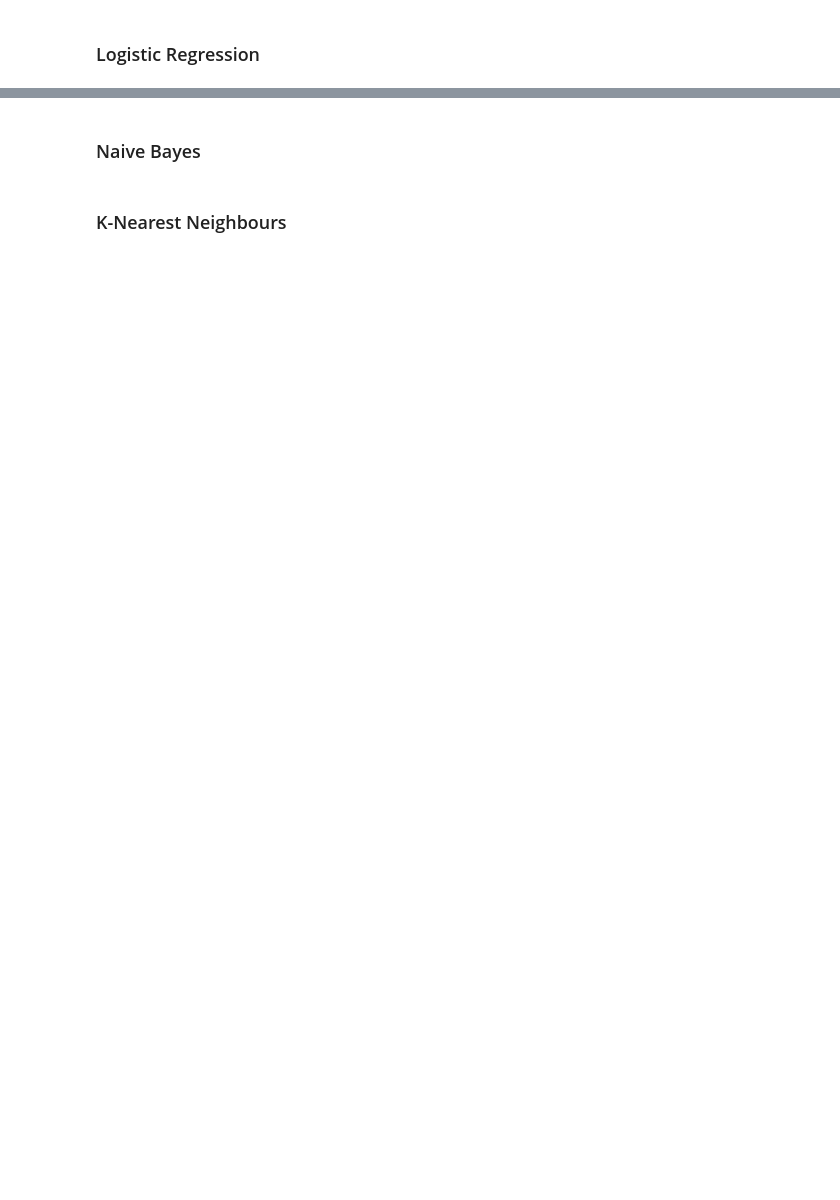
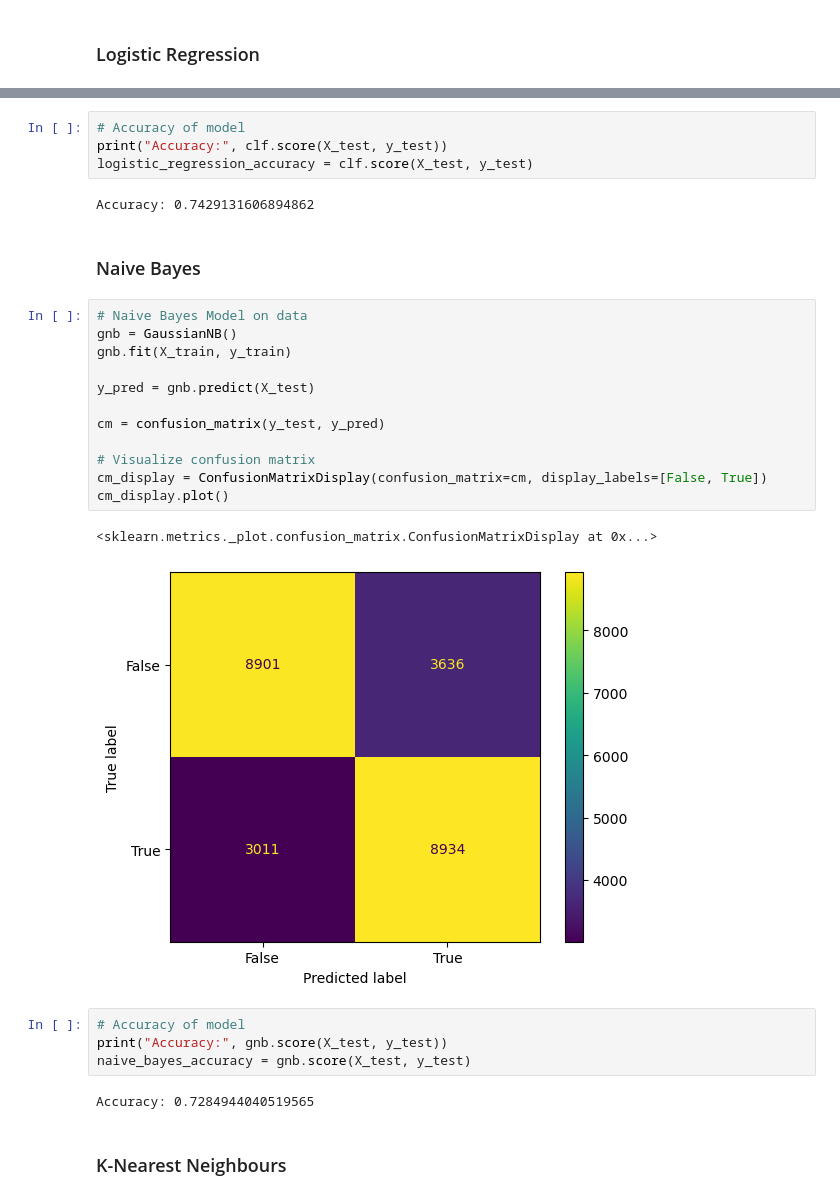
Before and after one commit to rgavigan/csgo-predicting, a Jupyter notebook: csgo_predictions.ipynb, the cells around one changed output, grey strips where cells are left out. Drawn from its saved outputs; the diff is of its cells as text; blank space fills up the shorter version.

```diff
--- a/csgo_predictions.ipynb
+++ b/csgo_predictions.ipynb
@@ -7,4 +71,31 @@
+# %%
+# Accuracy of model
+print("Accuracy:", clf.score(X_test, y_test))
+logistic_regression_accuracy = clf.score(X_test, y_test)
+# %% [output]
+Accuracy: 0.7429131606894862
 # %% [markdown]
 ### Naive Bayes
+# %%
+# Naive Bayes Model on data
+gnb = GaussianNB()
+gnb.fit(X_train, y_train)
+
+y_pred = gnb.predict(X_test)
+
+cm = confusion_matrix(y_test, y_pred)
+
+# Visualize confusion matrix
+cm_display = ConfusionMatrixDisplay(confusion_matrix=cm, display_labels=[False, True])
+cm_display.plot()
+# %% [output]
+<sklearn.metrics._plot.confusion_matrix.ConfusionMatrixDisplay at 0x...>
+[figure, added]
+# %%
+# Accuracy of model
+print("Accuracy:", gnb.score(X_test, y_test))
+naive_bayes_accuracy = gnb.score(X_test, y_test)
+# %% [output]
+Accuracy: 0.7284944040519565
 # %% [markdown]
 ### K-Nearest Neighbours
```
Also changed, not shown: parts of 16 cells of this notebook.
